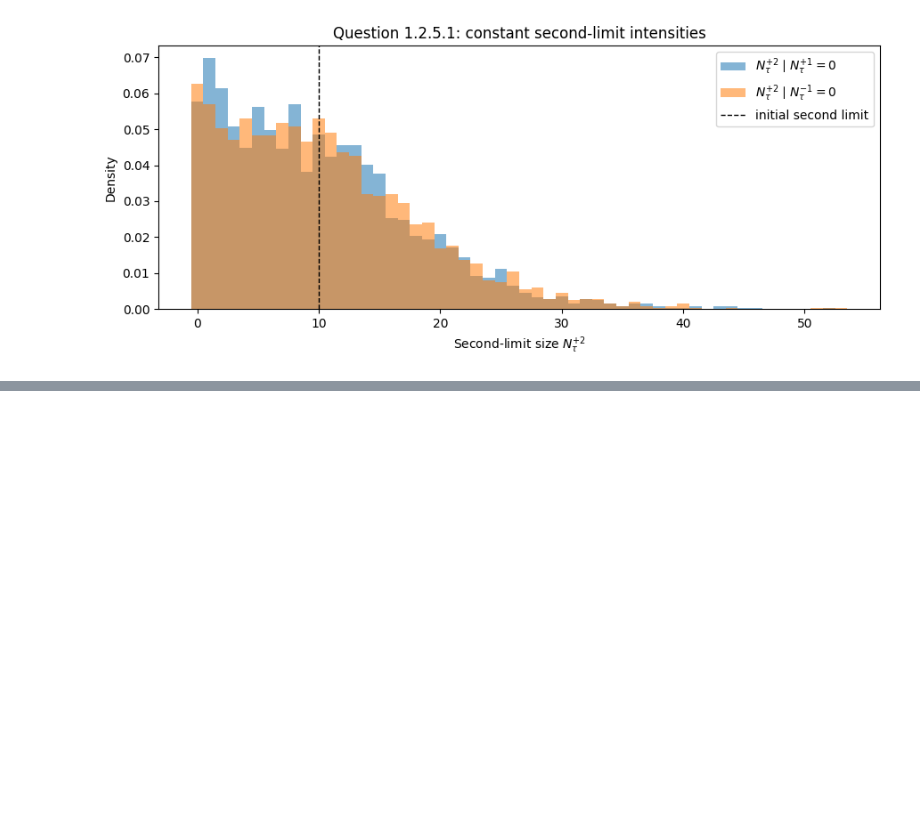
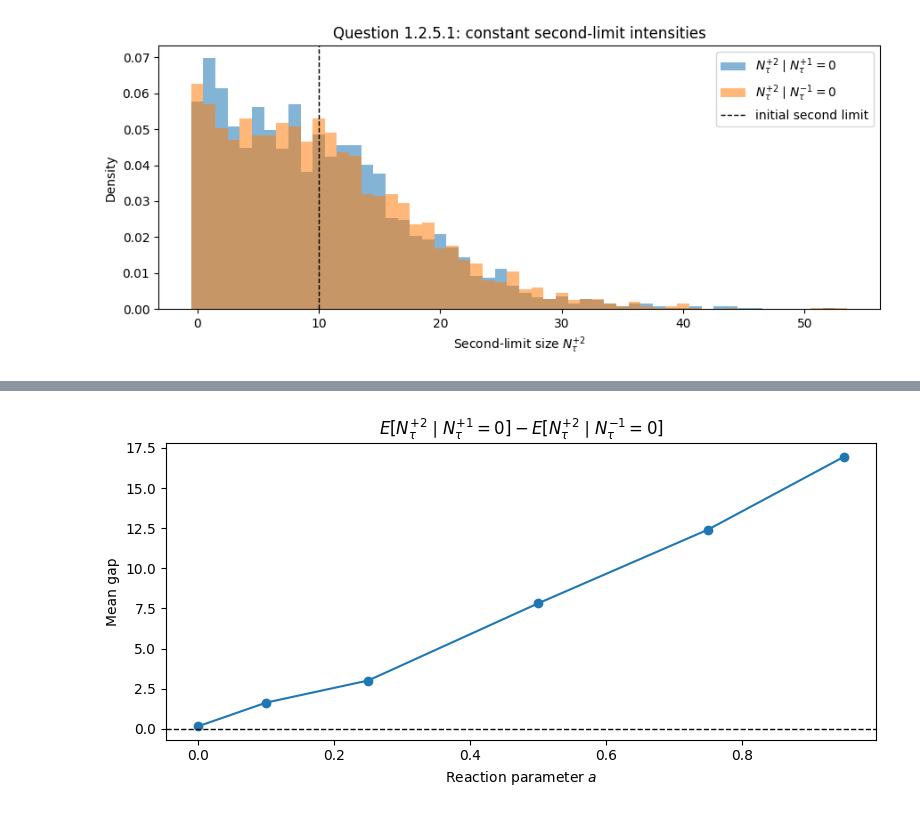
Before and after one commit to mynick12/carnet-d-ordres, a Jupyter notebook: QR2LIM.ipynb, the cells around one changed output, grey strips where cells are left out. Cells and saved outputs as stored; diff of their text form; code cells hidden in the pictures; blank space fills up the shorter version.

```diff
--- a/QR2LIM.ipynb
+++ b/QR2LIM.ipynb
@@ -171,0 +524,20 @@ plt.show()
+# %%
+plt.figure(figsize=(8, 4))
+
+plt.plot(
+    sensitivity_df["a"],
+    sensitivity_df["mean_gap"],
+    marker="o",
+)
+
+plt.axhline(0.0, color="black", linestyle="--", linewidth=1)
+
+plt.xlabel(r"Reaction parameter $a$")
+plt.ylabel(r"Mean gap")
+plt.title(
+    r"$E[N^{+2}_\tau \mid N^{+1}_\tau = 0] - E[N^{+2}_\tau \mid N^{-1}_\tau = 0]$"
+)
+plt.tight_layout()
+plt.show()
+# %% [output]
+[figure, added]
```
Also changed, not shown: parts of 19 cells of this notebook, 2 other files.
